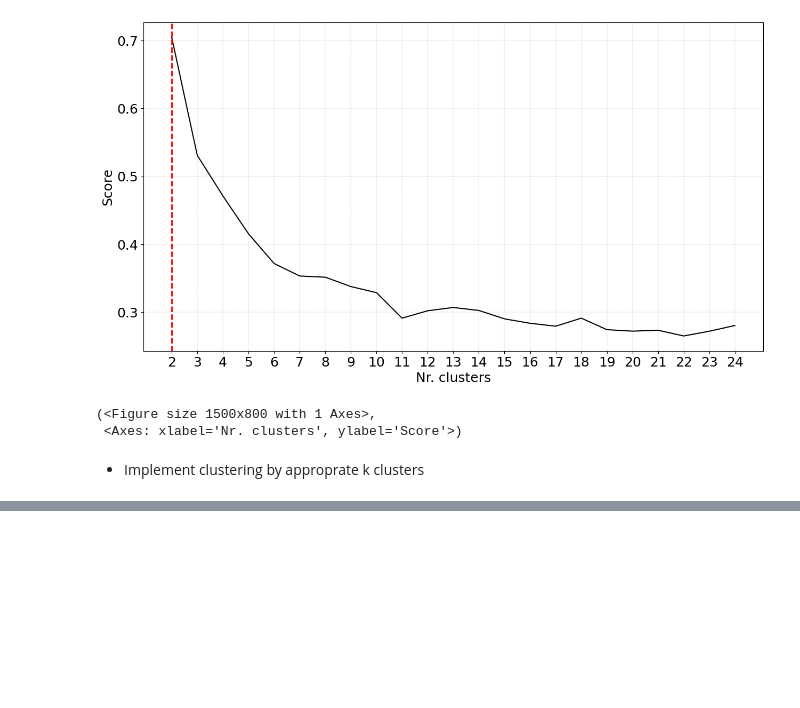
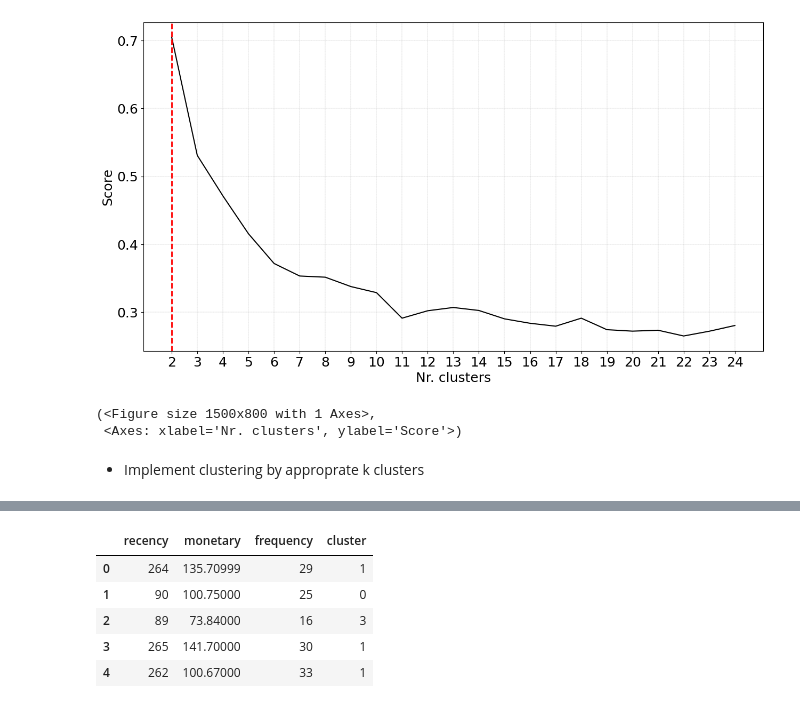
Before and after one commit to Narius2030/Sakila-Business-Analysis, a Jupyter notebook: customer_segment.ipynb, the cells around one changed output, grey strips where cells are left out. Cells and saved outputs as stored; diff of their text form; code cells hidden in the pictures; blank space fills up the shorter version.

```diff
--- a/customer_segment.ipynb
+++ b/customer_segment.ipynb
@@ -211 +212,11 @@ array([[0.17245201, 0.24708085, 0.31096516],
+# %%
+final_segment['cluster'] = segmentation
+final_segment.head()
+# %% [output]
+|  | recency | monetary | frequency | cluster |
+| 0 | 264 | 135.70999 | 29 | 1 |
+| 1 | 90 | 100.75000 | 25 | 0 |
+| 2 | 89 | 73.84000 | 16 | 3 |
+| 3 | 265 | 141.70000 | 30 | 1 |
+| 4 | 262 | 100.67000 | 33 | 1 |
 # %%
```
Also changed, not shown: parts of 10 cells of this notebook, 1 other file.
